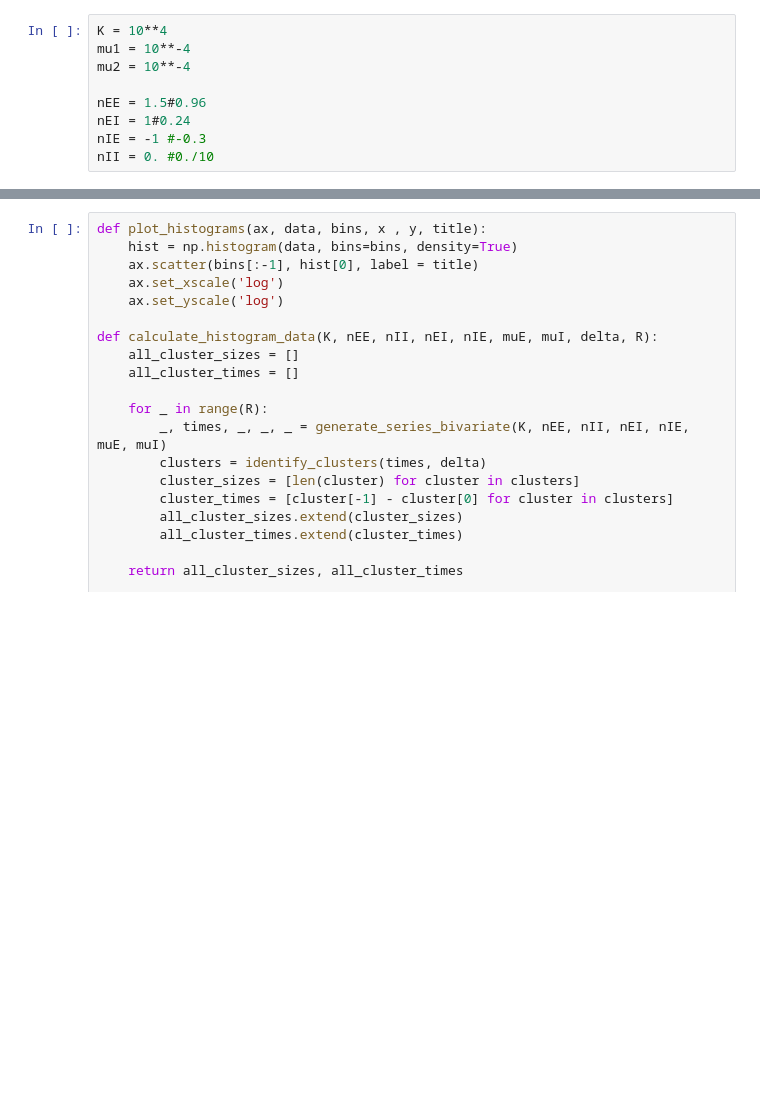
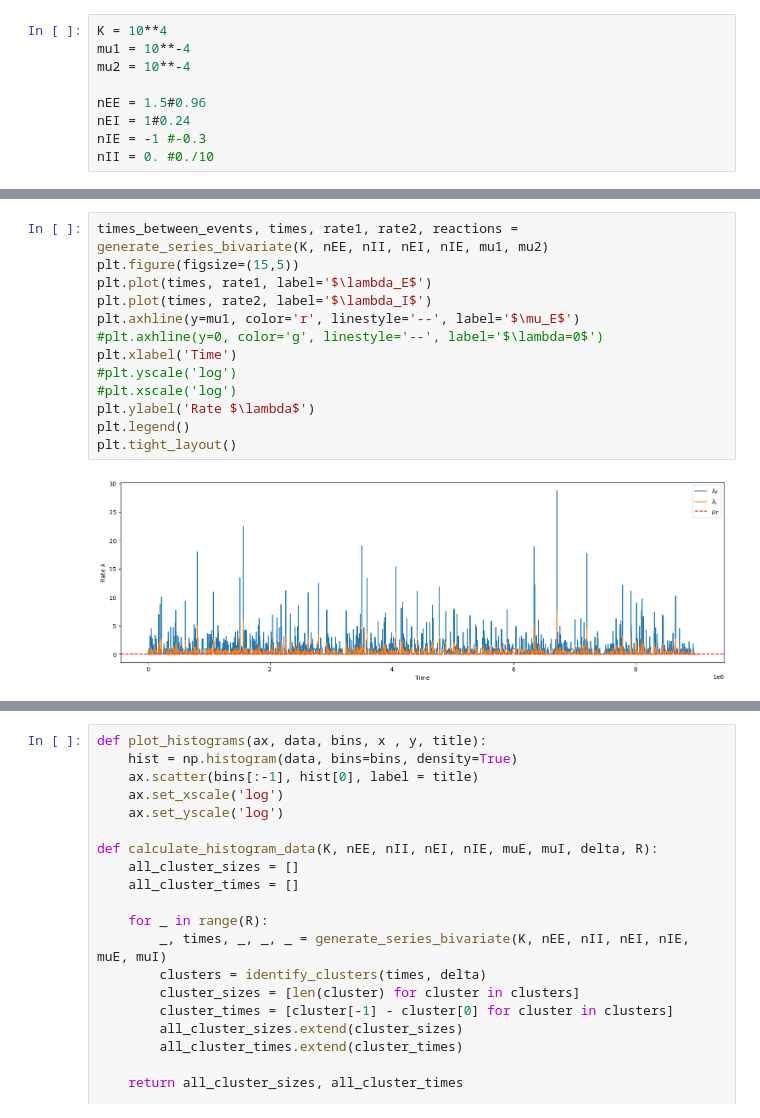
Before and after one commit to RivasAntonio/TFM, a Jupyter notebook: Códigos/Hawkes/Pruebas_bivariate.ipynb, the cells around one changed output, grey strips where cells are left out. Drawn from its saved outputs; the diff is of its cells as text; blank space fills up the shorter version.

```diff
--- a/Códigos/Hawkes/Pruebas_bivariate.ipynb
+++ b/Códigos/Hawkes/Pruebas_bivariate.ipynb
@@ -32,3 +102,18 @@ plt.tight_layout()
+# %%
+times_between_events, times, rate1, rate2, reactions = generate_series_bivariate(K, nEE, nII, nEI, nIE, mu1, mu2)
+plt.figure(figsize=(15,5))
+plt.plot(times, rate1, label='$\lambda_E$')
+plt.plot(times, rate2, label='$\lambda_I$')
+plt.axhline(y=mu1, color='r', linestyle='--', label='$\mu_E$')
+#plt.axhline(y=0, color='g', linestyle='--', label='$\lambda=0$')
+plt.xlabel('Time')
+#plt.yscale('log')
+#plt.xscale('log')
+plt.ylabel('Rate $\lambda$')
+plt.legend()
+plt.tight_layout()
+# %% [output]
+[figure, added]
 # %%
 mus1 = [1, 10**-4, 10**2]
 mus2 = [1, 10**-4, 10**2]
```
Also changed, not shown: parts of 7 cells of this notebook, 7 other files.
